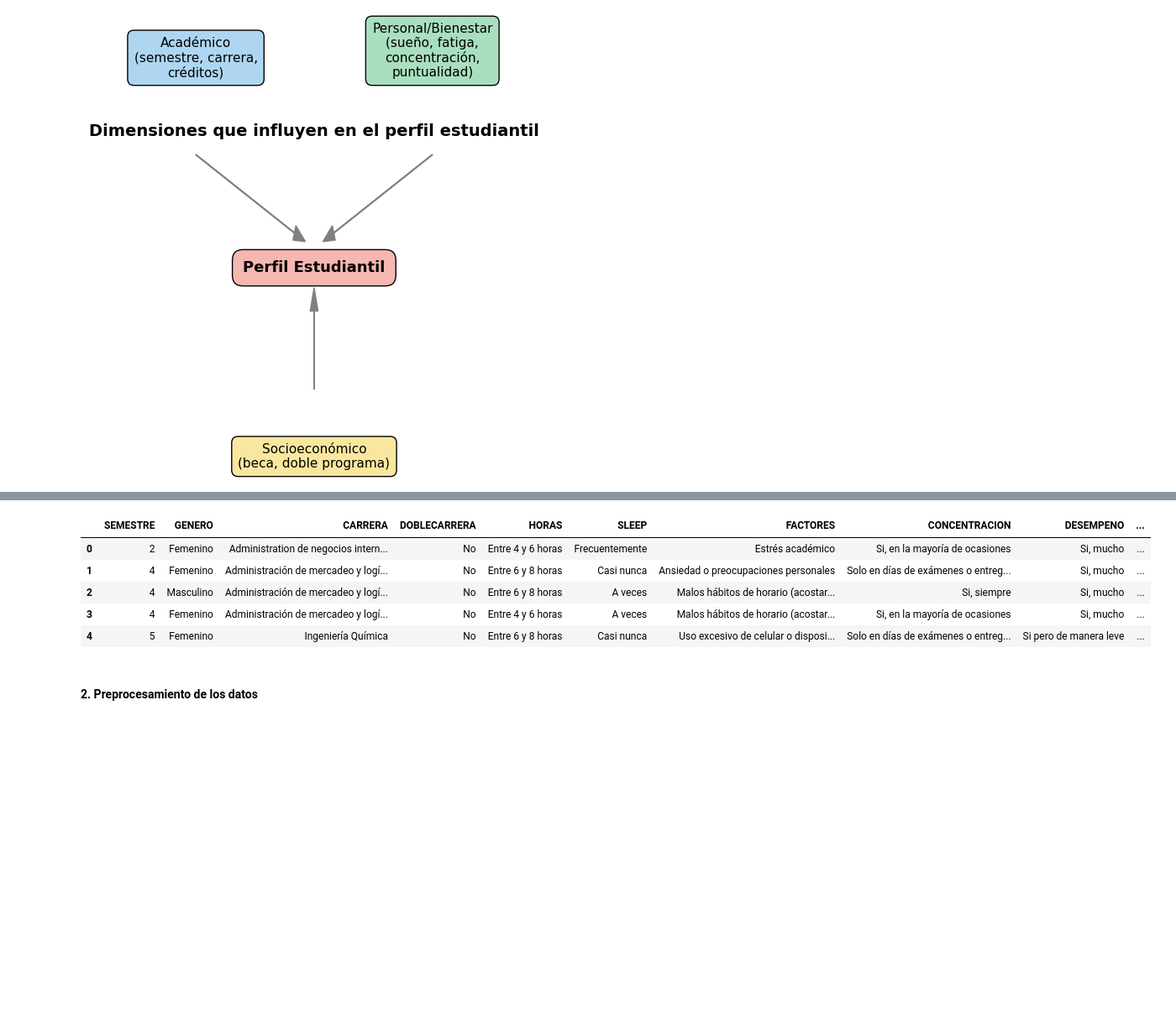
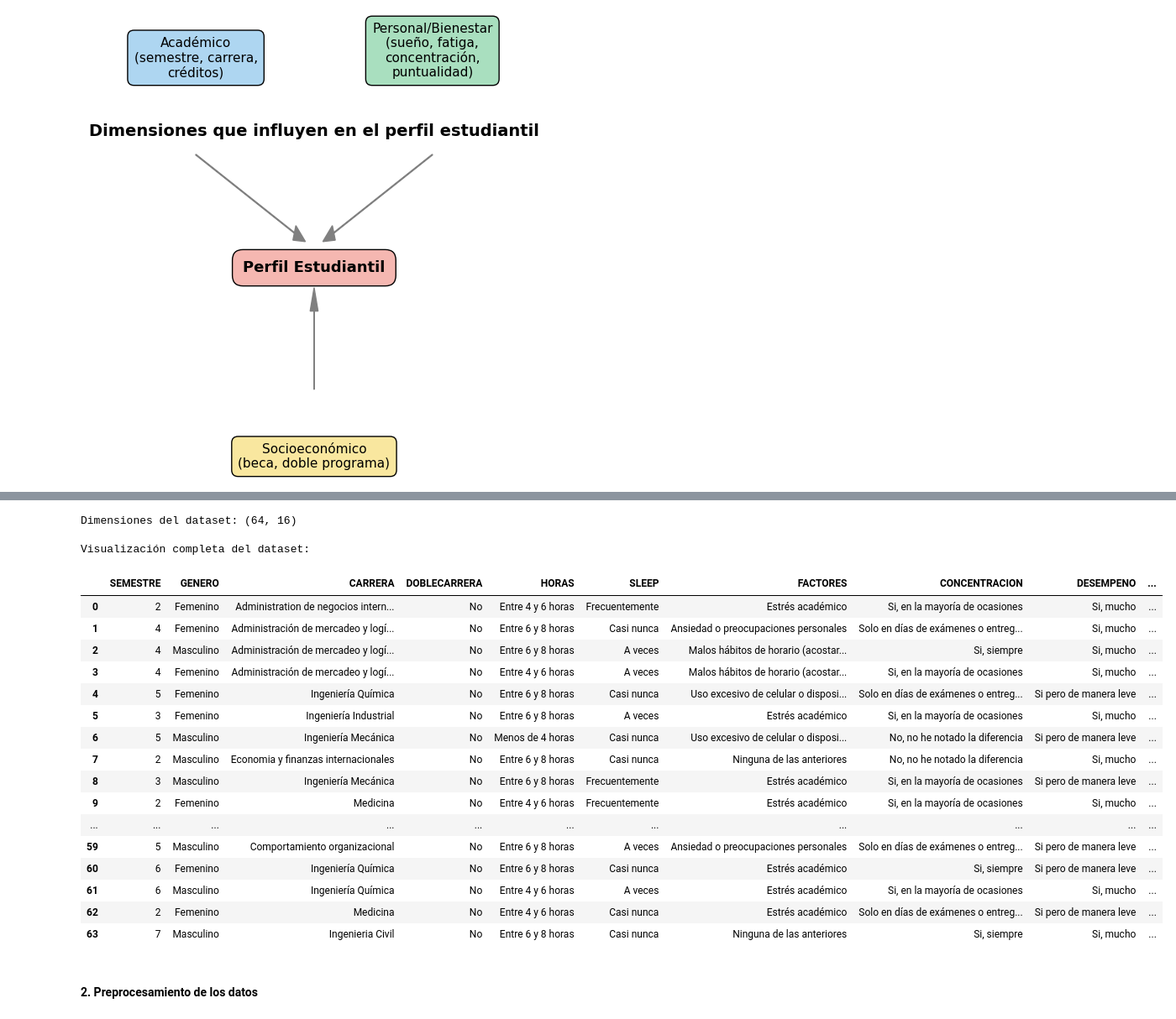
Before and after one commit to AndreSosa21/MCA, a Jupyter notebook: MCA.ipynb, the cells around one changed output, grey strips where cells are left out. Shown at 84% size. Saved outputs shown, nothing was run; the diff lists cells and outputs as text; code cells hidden in the pictures; blank space fills up the shorter version.

```diff
--- a/MCA.ipynb
+++ b/MCA.ipynb
@@ -104,14 +130,37 @@ Por ejemplo:
 # %%
+# CARGA Y EXPLORACIÓN INICIAL DE DATOS
 import pandas as pd
+
+# Cargar el dataset de hábitos estudiantiles
 df = pd.read_csv("habitos_estudiantes.csv", sep=";")
-df.head()
+
+print("Dimensiones del dataset:", df.shape)
+print("\nVisualización completa del dataset:")
+
+pd.set_option('display.max_rows', None)
+pd.set_option('display.max_columns', None)
+display(df)
 # %% [output]
+Dimensiones del dataset: (64, 16)
+
+Visualización completa del dataset:
 |  | SEMESTRE | GENERO | CARRERA | DOBLECARRERA | HORAS | SLEEP | FACTORES | CONCENTRACION | DESEMPENO | ... |
 | 0 | 2 | Femenino | Administration de negocios intern... | No | Entre 4 y 6 horas | Frecuentemente | Estrés académico | Si, en la mayoría de ocasiones | Si, mucho | ... |
 | 1 | 4 | Femenino | Administración de mercadeo y logí... | No | Entre 6 y 8 horas | Casi nunca | Ansiedad o preocupaciones personales | Solo en días de exámenes o entreg... | Si, mucho | ... |
 | 2 | 4 | Masculino | Administración de mercadeo y logí... | No | Entre 6 y 8 horas | A veces | Malos hábitos de horario (acostar... | Si, siempre | Si, mucho | ... |
 | 3 | 4 | Femenino | Administración de mercadeo y logí... | No | Entre 4 y 6 horas | A veces | Malos hábitos de horario (acostar... | Si, en la mayoría de ocasiones | Si, mucho | ... |
 | 4 | 5 | Femenino | Ingeniería Química | No | Entre 6 y 8 horas | Casi nunca | Uso excesivo de celular o disposi... | Solo en días de exámenes o entreg... | Si pero de manera leve | ... |
+| 5 | 3 | Femenino | Ingeniería Industrial | No | Entre 6 y 8 horas | A veces | Estrés académico | Si, en la mayoría de ocasiones | Si, mucho | ... |
+| 6 | 5 | Masculino | Ingeniería Mecánica | No | Menos de 4 horas | Casi nunca | Uso excesivo de celular o disposi... | No, no he notado la diferencia | Si pero de manera leve | ... |
+| 7 | 2 | Masculino | Economia y finanzas internacionales | No | Entre 6 y 8 horas | Casi nunca | Ninguna de las anteriores | No, no he notado la diferencia | Si, mucho | ... |
+| 8 | 3 | Masculino | Ingeniería Mecánica | No | Entre 6 y 8 horas | Frecuentemente | Estrés académico | Si, en la mayoría de ocasiones | Si pero de manera leve | ... |
+| 9 | 2 | Femenino | Medicina | No | Entre 4 y 6 horas | Frecuentemente | Estrés académico | Si, en la mayoría de ocasiones | Si, mucho | ... |
+| ... | ... | ... | ... | ... | ... | ... | ... | ... | ... | ... |
+| 59 | 5 | Masculino | Comportamiento organizacional | No | Entre 6 y 8 horas | A veces | Ansiedad o preocupaciones personales | Solo en días de exámenes o entreg... | Si pero de manera leve | ... |
+| 60 | 6 | Femenino | Ingeniería Química | No | Entre 6 y 8 horas | Casi nunca | Estrés académico | Si, siempre | Si pero de manera leve | ... |
+| 61 | 6 | Masculino | Ingeniería Química | No | Entre 4 y 6 horas | A veces | Estrés académico | Si, en la mayoría de ocasiones | Si, mucho | ... |
+| 62 | 2 | Femenino | Medicina | No | Entre 4 y 6 horas | Casi nunca | Estrés académico | Solo en días de exámenes o entreg... | Si pero de manera leve | ... |
+| 63 | 7 | Masculino | Ingenieria Civil | No | Entre 6 y 8 horas | Casi nunca | Ninguna de las anteriores | Si, siempre | Si, mucho | ... |
 # %% [markdown]
 #### 2. Preprocesamiento de los datos
 # %%
```
Also changed, not shown: parts of 11 cells of this notebook.
